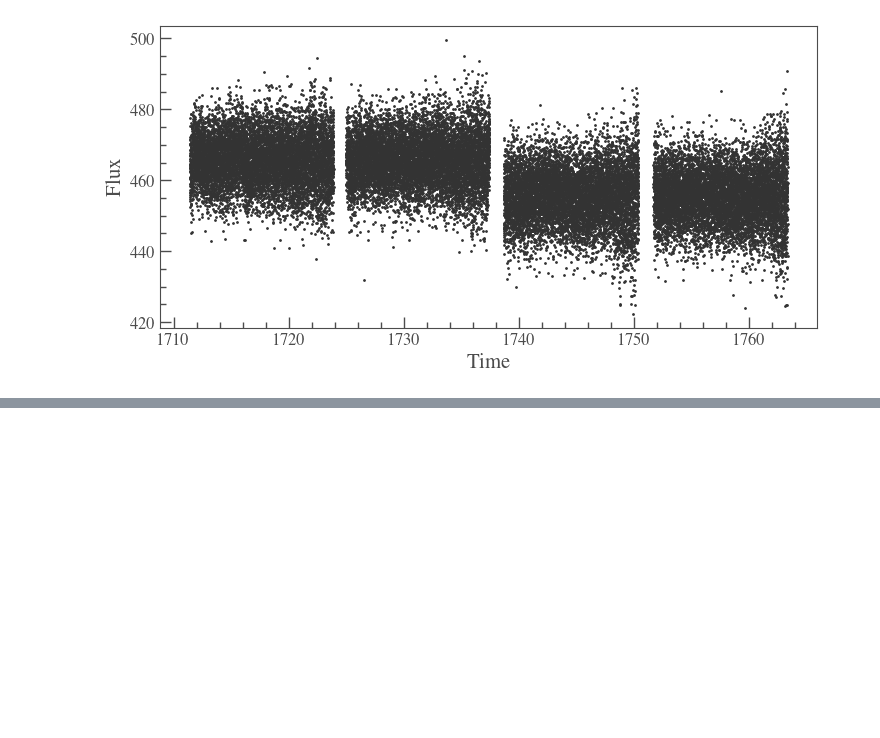
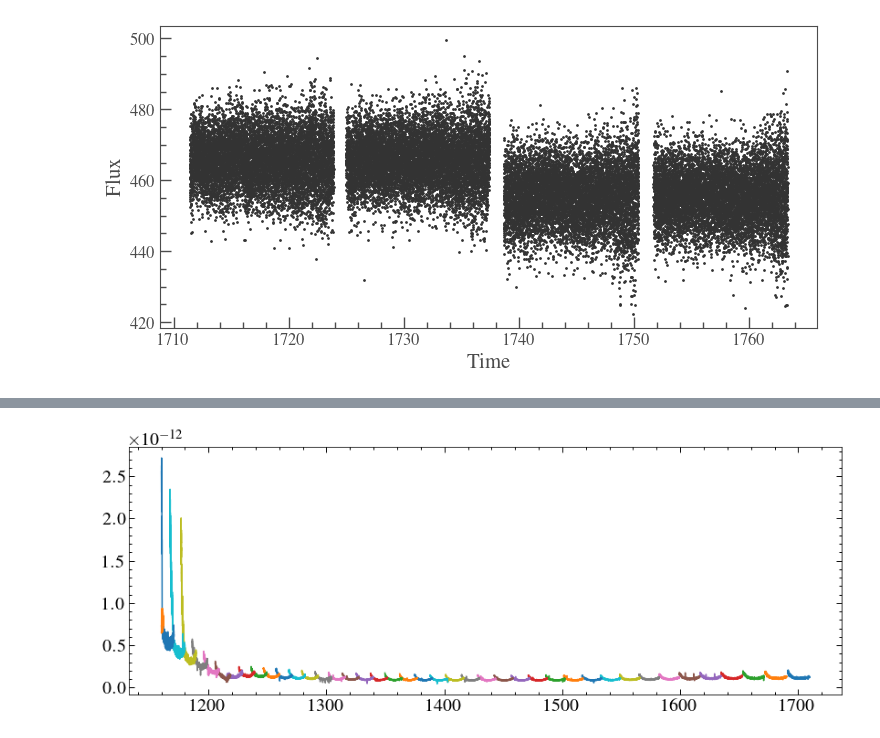
Before and after one commit to davidjwilson/GD394-Tess, a Jupyter notebook: spot_model.ipynb, the cells around one changed output, grey strips where cells are left out. Cells and saved outputs as stored; diff of their text form; code cells hidden in the pictures; blank space fills up the shorter version.

```diff
--- a/spot_model.ipynb
+++ b/spot_model.ipynb
@@ -379,0 +520,9 @@ lc.scatter()
+# %%
+for x1d in x1ds[:1]:
+    data = fits.getdata(x1d, 1)
+    for dt in data:
+        mask = dt['WAVELENGTH'] > 1160
+        #plt.plot(dt['WAVELENGTH'][mask][5:-6], dt['FLUX'][mask][5:-6])
+        plt.plot(dt['WAVELENGTH'][mask][5:-6], dt['ERROR'][mask][5:-6])
+# %% [output]
+[figure, added]
```
Also changed, not shown: parts of 11 cells of this notebook, 3 other files.
